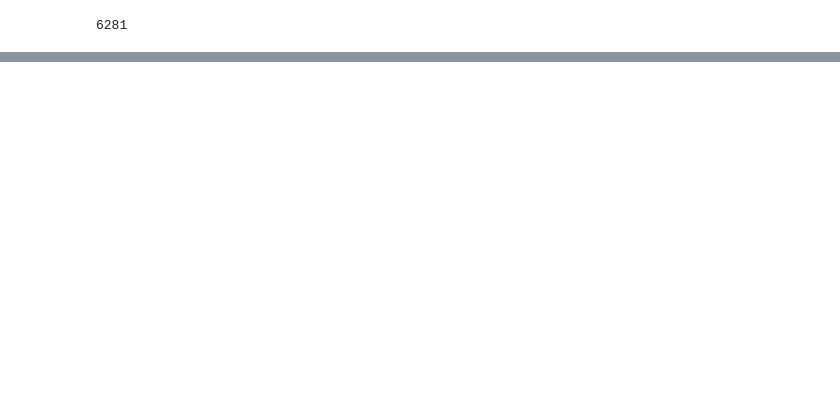
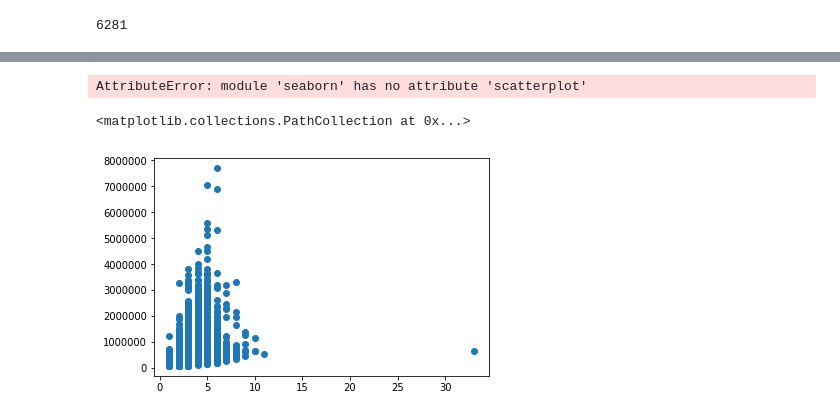
Before and after one commit to BSHaidar/Module1Project, a Jupyter notebook: Module1Project.ipynb, the cells around one changed output, grey strips where cells are left out. Drawn from its saved outputs; the diff is of its cells as text; code cells hidden in the pictures; blank space fills up the shorter version.

```diff
--- a/Module1Project.ipynb
+++ b/Module1Project.ipynb
@@ -280,0 +281,4 @@ Index(['id', 'date', 'price', 'bedrooms', 'bathrooms', 'sqft_living',
+# %%
+# Get the median of sqft_basement column from the sqft_basement_median dataframe
+# and assign it to sqft_basement_median variable
+sqft_basement_median = clean_sqft_basement['sqft_basement'].median()
@@ -280,0 +311,3 @@ Index(['id', 'date', 'price', 'bedrooms', 'bathrooms', 'sqft_living',
+# %%
+# Assign sqft_basement values (0.0', Nan, '?') with sqft_basement_median
+df.loc[(df['sqft_basement'] == '0.0') | (df['sqft_basement'].isna()) | (df['sqft_basement'] == '?'), 'sqft_basement'] = sqft_basement_median
@@ -280,0 +335,3 @@ Index(['id', 'date', 'price', 'bedrooms', 'bathrooms', 'sqft_living',
+# %%
+# Change df['sqft_basement'] to float datatype
+df['sqft_basement']= df['sqft_basement'].astype(float)
@@ -280,0 +364,2 @@ Index(['id', 'date', 'price', 'bedrooms', 'bathrooms', 'sqft_living',
+# %%
+df['waterfront'].fillna(2, inplace=True)
@@ -280,0 +452,10 @@ Index(['id', 'date', 'price', 'bedrooms', 'bathrooms', 'sqft_living',
+# %%
+import seaborn as sns
+sns.scatterplot(data=df)
+# %% [output]
+AttributeError: module 'seaborn' has no attribute 'scatterplot'
+# %%
+plt.scatter(df['bedrooms'], df['price'])
+# %% [output]
+<matplotlib.collections.PathCollection at 0x...>
+[figure, added]
```
Also changed, not shown: parts of 51 cells of this notebook.
